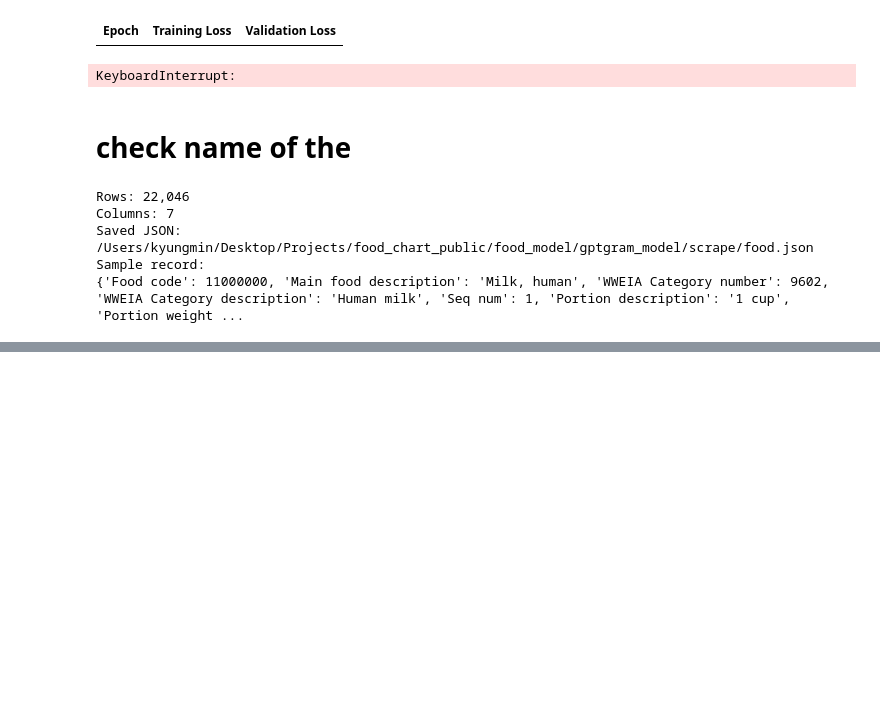
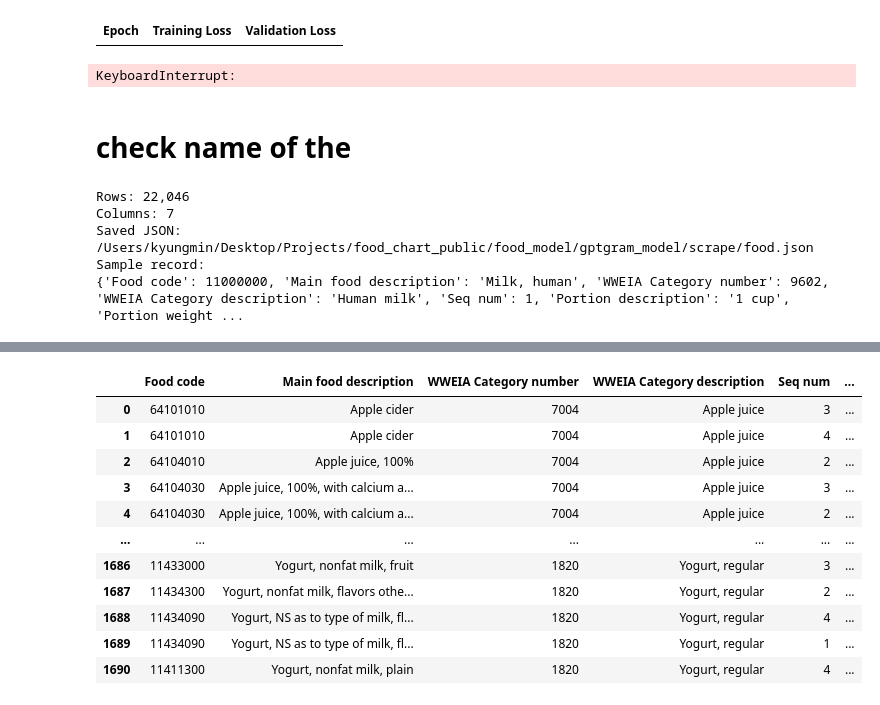
Before and after one commit to kml-coder/food_chart_public, a Jupyter notebook: food_model/gptgram_model/t5_small_regression.ipynb, the cells around one changed output, grey strips where cells are left out. Cells and saved outputs as stored; diff of their text form; code cells hidden in the pictures; blank space fills up the shorter version.

```diff
--- a/food_model/gptgram_model/t5_small_regression.ipynb
+++ b/food_model/gptgram_model/t5_small_regression.ipynb
@@ -1629,0 +1631,79 @@ Unique categories: 172
+# %%
+# Sample 10 random rows per WWEIA category and save as JSON
+from pathlib import Path
+import json
+import pandas as pd
+
+candidate_json_paths = [
+    Path('scrape/food.json'),
+    Path('food_model/gptgram_model/scrape/food.json'),
+]
+
+json_path = next((p for p in candidate_json_paths if p.exists()), None)
+if json_path is None:
+    raise FileNotFoundError(
+        'food.json not found. Checked: ' + ', '.join(str(p) for p in candidate_json_paths)
+    )
+
+with json_path.open('r', encoding='utf-8') as f:
+    rows = json.load(f)
+
+df = pd.DataFrame(rows)
+col = 'WWEIA Category description'
+if col not in df.columns:
+    raise KeyError(f'Column not found: {col}. Available: {list(df.columns)}')
+
+# Clean category text and drop empty categories
+df[col] = df[col].fillna('').astype(str).str.strip()
+df_nonempty = df[df[col] != ''].copy()
+
+# Random 10 rows per category (or all rows if category has <10)
+SAMPLES_PER_CATEGORY = 10
+RANDOM_SEED = 42
+
+# Use explicit concat to avoid pandas groupby-apply index quirks.
+sampled_parts = []
+for category_value, g in df_nonempty.groupby(col, sort=False):
+    n = min(SAMPLES_PER_CATEGORY, len(g))
+    sampled_parts.append(g.sample(n=n, random_state=RANDOM_SEED))
+
+sampled = pd.concat(sampled_parts, ignore_index=True)
+
+# Sort for readability (by category)
+sampled = sampled.sort_values(by=col).reset_index(drop=True)
+
+# Save JSON
+out_json = json_path.with_name('wweia_category_random10.json')
+out_records = sampled.where(pd.notna(sampled), None).to_dict(orient='records')
+with out_json.open('w', encoding='utf-8') as f:
+    json.dump(out_records, f, ensure_ascii=False, indent=2)
+
+print(f'Total sampled rows: {len(sampled):,}')
+print(f'Categories sampled: {sampled[col].nunique():,}')
+print(f'Saved: {out_json.resolve()}')
+
+# Additional output: save only Main food description, 5 random rows per category
+main_col = 'Main food description'
+if main_col not in df_nonempty.columns:
+    raise KeyError(f'Column not found: {main_col}. Available: {list(df_nonempty.columns)}')
+
+SAMPLES_PER_CATEGORY_MAIN = 5
+main_parts = []
+for category_value, g in df_nonempty.groupby(col, sort=False):
+    n = min(SAMPLES_PER_CATEGORY_MAIN, len(g))
+    sampled_g = g.sample(n=n, random_state=RANDOM_SEED)
+    main_parts.append(sampled_g[[col, main_col]])
+
+sampled_main = pd.concat(main_parts, ignore_index=True).sort_values(by=col).reset_index(drop=True)
+out_json_main = json_path.with_name('wweia_category_main_food_random5.json')
+out_records_main = sampled_main.where(pd.notna(sampled_main), None).to_dict(orient='records')
+with out_json_main.open('w', encoding='utf-8') as f:
+    json.dump(out_records_main, f, ensure_ascii=False, indent=2)
+
+print(f'Saved (main food only, 5/category): {out_json_main.resolve()}')
+
+# Show preview
+display(sampled[[col]].value_counts().rename('count').reset_index())
+display(sampled)
+display(sampled_main)
+# %% [output]
@@ -1629,0 +1727,12 @@ Unique categories: 172
+|  | Food code | Main food description | WWEIA Category number | WWEIA Category description | Seq num | ... |
+| 0 | 64101010 | Apple cider | 7004 | Apple juice | 3 | ... |
+| 1 | 64101010 | Apple cider | 7004 | Apple juice | 4 | ... |
+| 2 | 64104010 | Apple juice, 100% | 7004 | Apple juice | 2 | ... |
+| 3 | 64104030 | Apple juice, 100%, with calcium a... | 7004 | Apple juice | 3 | ... |
+| 4 | 64104030 | Apple juice, 100%, with calcium a... | 7004 | Apple juice | 2 | ... |
+| ... | ... | ... | ... | ... | ... | ... |
+| 1686 | 11433000 | Yogurt, nonfat milk, fruit | 1820 | Yogurt, regular | 3 | ... |
+| 1687 | 11434300 | Yogurt, nonfat milk, flavors othe... | 1820 | Yogurt, regular | 2 | ... |
+| 1688 | 11434090 | Yogurt, NS as to type of milk, fl... | 1820 | Yogurt, regular | 4 | ... |
+| 1689 | 11434090 | Yogurt, NS as to type of milk, fl... | 1820 | Yogurt, regular | 1 | ... |
+| 1690 | 11411300 | Yogurt, nonfat milk, plain | 1820 | Yogurt, regular | 4 | ... |
```
Also changed, not shown: parts of 9 cells of this notebook, 1 other file.
